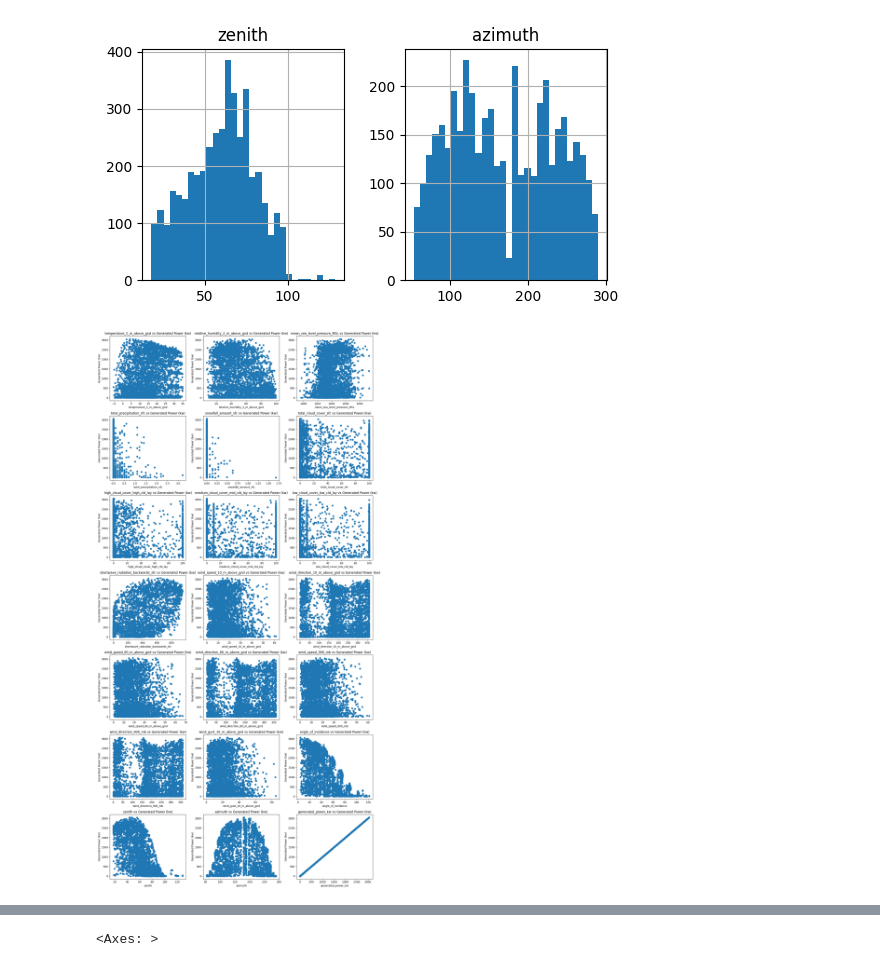
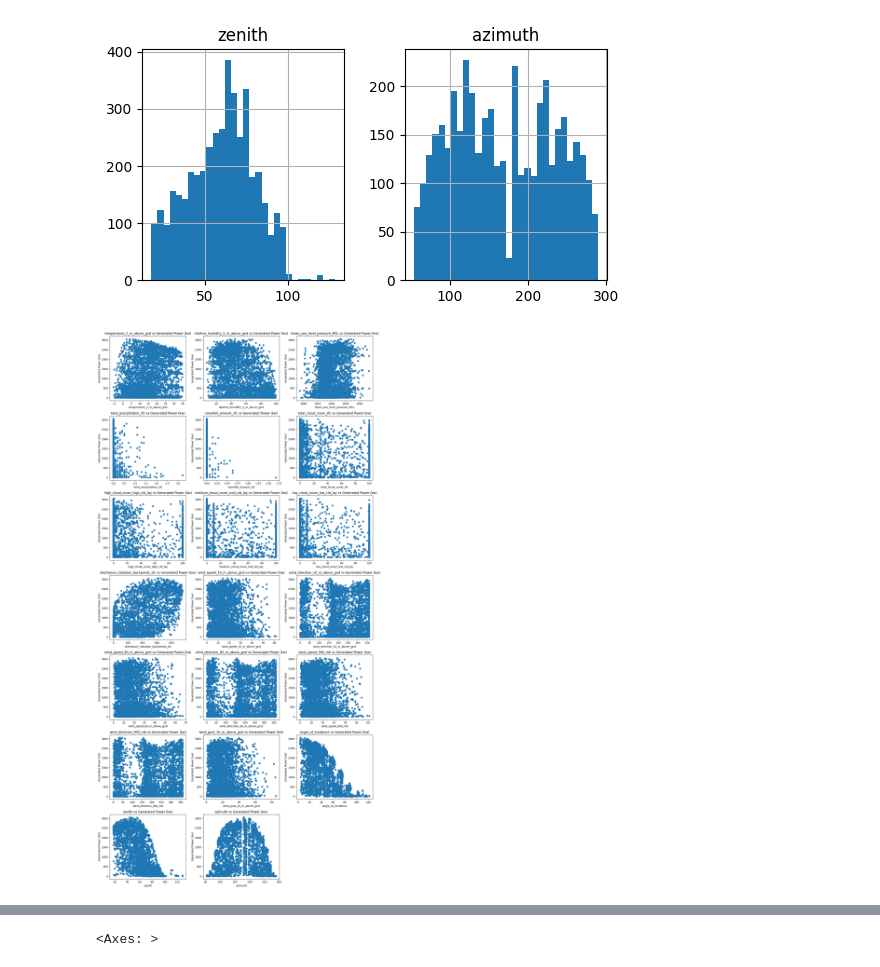
Before and after one commit to SVLakshman287/Week1, a Jupyter notebook: soloarpowerprediction.ipynb, the cells around one changed output, grey strips where cells are left out. Drawn from its saved outputs; the diff is of its cells as text; code cells hidden in the pictures.

```diff
--- a/soloarpowerprediction.ipynb
+++ b/soloarpowerprediction.ipynb
@@ -144,17 +144,17 @@ plt.show()
 # %%
 # Bivariate analysis
 # Scatter plot with target feature
 plt.figure(figsize=(15,30))
-for i,column in enumerate(df.columns):
+for i,column in enumerate(df.columns[:20]):
     plt.subplot(7,3,i+1)
     plt.scatter(df[column],df['generated_power_kw'])
     plt.title(f'{column} vs Generated Power (kw)')
     plt.ylabel('Generated Power (kw)')
     plt.xlabel(f'{column}')
 plt.tight_layout()
 plt.show()
 # %% [output]
-[figure, old version]
+[figure, new version]
 # %%
 df.corr()
 # %% [output]
```
